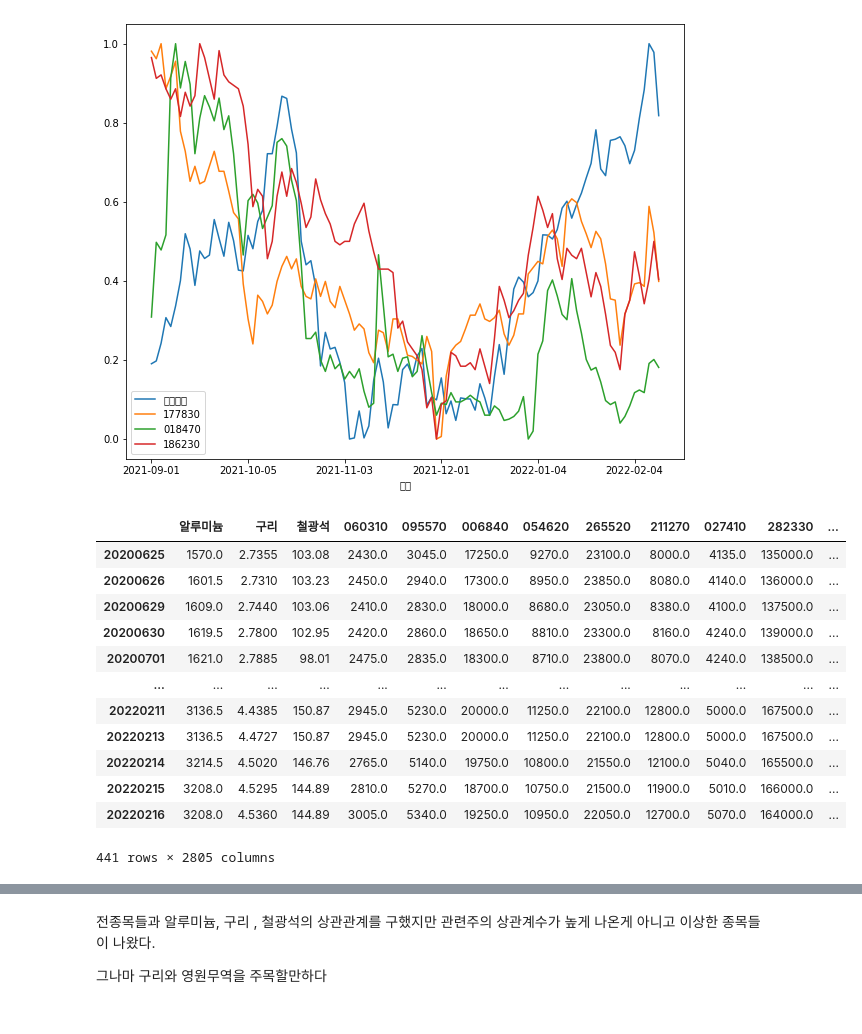
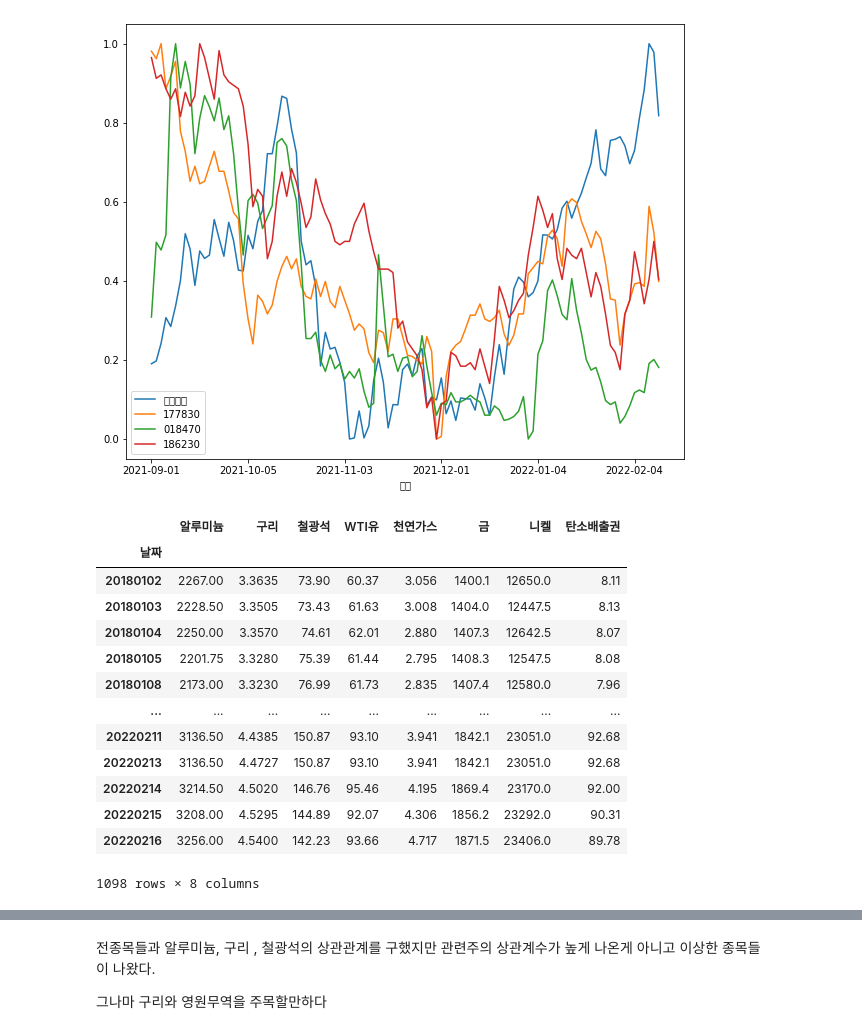
Before and after one commit to qpwisu/Financial_data_analysis, a Jupyter notebook: 원자재와_주식상관관계.ipynb, the cells around one changed output, grey strips where cells are left out. Drawn from its saved outputs; the diff is of its cells as text; code cells hidden in the pictures.

Commit message:
WTI유	천연가스	금	니켈	탄소배출권 추가

```diff
--- a/원자재와_주식상관관계.ipynb
+++ b/원자재와_주식상관관계.ipynb
@@ -222,34 +246,42 @@ for day in tqdm(days[1:]):
 # %%
 start_day2 = start_day[0:4]+"/"+start_day[4:6]+"/"+start_day[6:8]
 end_day2 = end_day[0:4]+"/"+end_day[4:6]+"/"+end_day[6:8]
+id_list=[["49768","300586","알루미늄"],["8831","300012","구리"],["961729","301009","철광석"],["8849","300060","WTI유"],["8862","300092","천연가스"],["8830","300004","금"],["959208","300751","니켈"],["8848","300052","탄소배출권"]]
 
-index1=getRawMaterials(start_day2,end_day2,"49768","300586","알루미늄")
-index2=getRawMaterials(start_day2,end_day2,"8831","300012","구리")
-index3=getRawMaterials(start_day2,end_day2,"961729","301009","철광석")
-rm=pd.merge(index1, index2,left_index=True, right_index=True ,how='outer')
-rm=pd.merge(rm, index3,left_index=True, right_index=True ,how='outer')
-rm=pd.merge(rm, df_stock,left_index=True, right_index=True ,how='outer')
-rm =rm.fillna(method='ffill')
-rm = rm.dropna(axis=0)
-rm
+index1=getRawMaterials(start_day2,end_day2,id_list[0][0],id_list[0][1],id_list[0][2])
+
+for i in range(1,len(id_list)):
+  curr_id=id_list[i][0]
+  smlID=id_list[i][1]
+  header=id_list[i][2]
+  index2=getRawMaterials(start_day2,end_day2,curr_id,smlID,header)
+  index1=pd.merge(index1, index2,left_index=True, right_index=True ,how='outer')
+
+
+
+
+index1 =index1.fillna(method='ffill')
+index1 = index1.dropna(axis=0)
+index1
 # index2=index2.astype('float')
 # index2.reset_index(inplace=True)
 # index2=index2.astype({'날짜':'string'})
 # index2.set_index("날짜",inplace=True)
 # %% [output]
-|  | 알루미늄 | 구리 | 철광석 | 060310 | 095570 | 006840 | 054620 | 265520 | 211270 | 027410 | 282330 | ... |
-| 20200625 | 1570.0 | 2.7355 | 103.08 | 2430.0 | 3045.0 | 17250.0 | 9270.0 | 23100.0 | 8000.0 | 4135.0 | 135000.0 | ... |
-| 20200626 | 1601.5 | 2.7310 | 103.23 | 2450.0 | 2940.0 | 17300.0 | 8950.0 | 23850.0 | 8080.0 | 4140.0 | 136000.0 | ... |
-| 20200629 | 1609.0 | 2.7440 | 103.06 | 2410.0 | 2830.0 | 18000.0 | 8680.0 | 23050.0 | 8380.0 | 4100.0 | 137500.0 | ... |
-| 20200630 | 1619.5 | 2.7800 | 102.95 | 2420.0 | 2860.0 | 18650.0 | 8810.0 | 23300.0 | 8160.0 | 4240.0 | 139000.0 | ... |
-| 20200701 | 1621.0 | 2.7885 | 98.01 | 2475.0 | 2835.0 | 18300.0 | 8710.0 | 23800.0 | 8070.0 | 4240.0 | 138500.0 | ... |
-| ... | ... | ... | ... | ... | ... | ... | ... | ... | ... | ... | ... | ... |
-| 20220211 | 3136.5 | 4.4385 | 150.87 | 2945.0 | 5230.0 | 20000.0 | 11250.0 | 22100.0 | 12800.0 | 5000.0 | 167500.0 | ... |
-| 20220213 | 3136.5 | 4.4727 | 150.87 | 2945.0 | 5230.0 | 20000.0 | 11250.0 | 22100.0 | 12800.0 | 5000.0 | 167500.0 | ... |
-| 20220214 | 3214.5 | 4.5020 | 146.76 | 2765.0 | 5140.0 | 19750.0 | 10800.0 | 21550.0 | 12100.0 | 5040.0 | 165500.0 | ... |
-| 20220215 | 3208.0 | 4.5295 | 144.89 | 2810.0 | 5270.0 | 18700.0 | 10750.0 | 21500.0 | 11900.0 | 5010.0 | 166000.0 | ... |
-| 20220216 | 3208.0 | 4.5360 | 144.89 | 3005.0 | 5340.0 | 19250.0 | 10950.0 | 22050.0 | 12700.0 | 5070.0 | 164000.0 | ... |
+|  | 알루미늄 | 구리 | 철광석 | WTI유 | 천연가스 | 금 | 니켈 | 탄소배출권 |
+| 날짜 |  |  |  |  |  |  |  |  |
+| 20180102 | 2267.00 | 3.3635 | 73.90 | 60.37 | 3.056 | 1400.1 | 12650.0 | 8.11 |
+| 20180103 | 2228.50 | 3.3505 | 73.43 | 61.63 | 3.008 | 1404.0 | 12447.5 | 8.13 |
+| 20180104 | 2250.00 | 3.3570 | 74.61 | 62.01 | 2.880 | 1407.3 | 12642.5 | 8.07 |
+| 20180105 | 2201.75 | 3.3280 | 75.39 | 61.44 | 2.795 | 1408.3 | 12547.5 | 8.08 |
+| 20180108 | 2173.00 | 3.3230 | 76.99 | 61.73 | 2.835 | 1407.4 | 12580.0 | 7.96 |
+| ... | ... | ... | ... | ... | ... | ... | ... | ... |
+| 20220211 | 3136.50 | 4.4385 | 150.87 | 93.10 | 3.941 | 1842.1 | 23051.0 | 92.68 |
+| 20220213 | 3136.50 | 4.4727 | 150.87 | 93.10 | 3.941 | 1842.1 | 23051.0 | 92.68 |
+| 20220214 | 3214.50 | 4.5020 | 146.76 | 95.46 | 4.195 | 1869.4 | 23170.0 | 92.00 |
+| 20220215 | 3208.00 | 4.5295 | 144.89 | 92.07 | 4.306 | 1856.2 | 23292.0 | 90.31 |
+| 20220216 | 3256.00 | 4.5400 | 142.23 | 93.66 | 4.717 | 1871.5 | 23406.0 | 89.78 |
-441 rows × 2805 columns
+1098 rows × 8 columns
 # %%
 
 #상관관계 1998140207971
```
Also changed, not shown: parts of 9 cells of this notebook.
